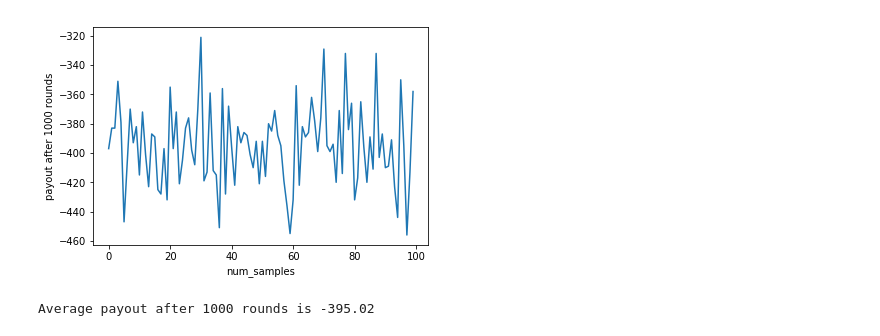
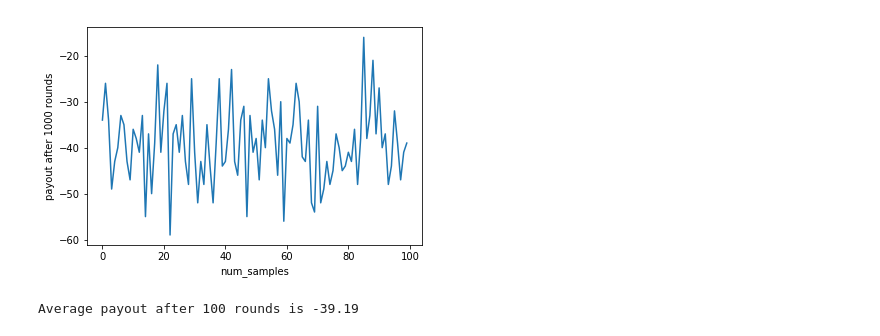
Before and after one commit to ml874/Blackjack--Reinforcement-Learning, a Jupyter notebook: Blackjack- DQN (Only Hit or Stand).ipynb, the cells around one changed output. Saved outputs shown, nothing was run; the diff lists cells and outputs as text; code cells hidden in the pictures.

```diff
--- a/Blackjack- DQN (Only Hit or Stand).ipynb
+++ b/Blackjack- DQN (Only Hit or Stand).ipynb
@@ -6,39 +6,39 @@ env = gym.make('Blackjack-v0')
 env.seed(0)
 env.reset()
 
-num_rounds = 1000 # Payout calculated over num_rounds
+num_rounds = 100 # Payout calculated over num_rounds
 num_samples = 100 # num_rounds simulated over num_samples
 
 average_payouts = []
 
 for sample in range(num_samples):
     round = 1
     total_payout = 0 # to store total payout over 'num_rounds'
 
     while round <= num_rounds:
         action = env.action_space.sample()  # take random action
 #         print('ACTION: ' + str(action))
 
         obs, payout, is_done, info = env.step(action)
 #         print('OBS: ' + str(obs))
 #         print('PAYOUT: ' + str(payout))
 #         print('ID_DONE: ' + str(is_done))
 #         print('INFO: ' + str(info))
 
         total_payout += payout
         if is_done:
             env.reset() # Environment deals new cards to player and dealer
             round += 1
     average_payouts.append(total_payout)
 
 plt.plot(average_payouts)
 plt.xlabel('num_samples')
 plt.ylabel('payout after 1000 rounds')
 plt.show()
 print ("Average payout after {} rounds is {}".format(num_rounds, sum(average_payouts)/num_samples))
 # %% [output]
-[figure, old version]
+[figure, new version]
-Average payout after 1000 rounds is -395.02
+Average payout after 100 rounds is -39.19
 # %%
 def normal_strategy(player_sum, dealer_up_card):
     """
```
Also changed, not shown: parts of 3 cells of this notebook, 1 other file.
